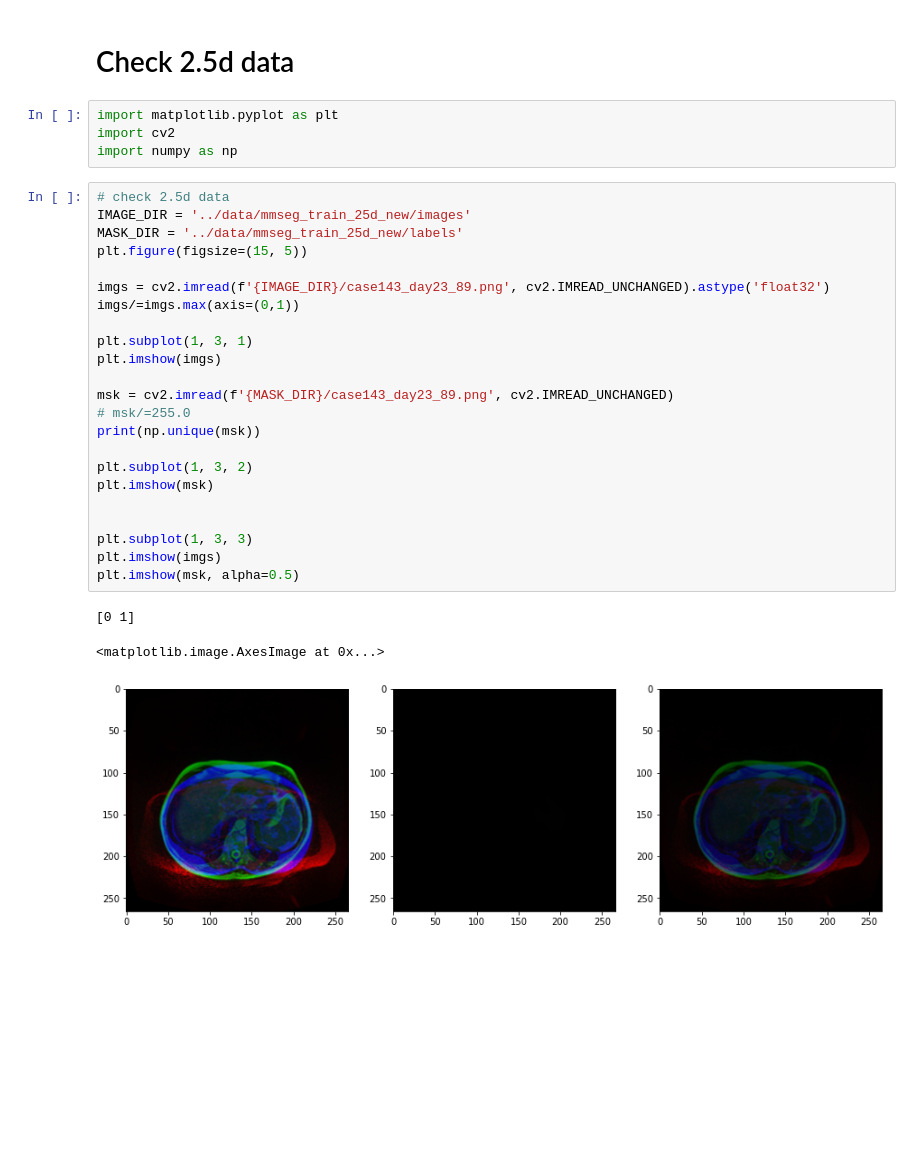
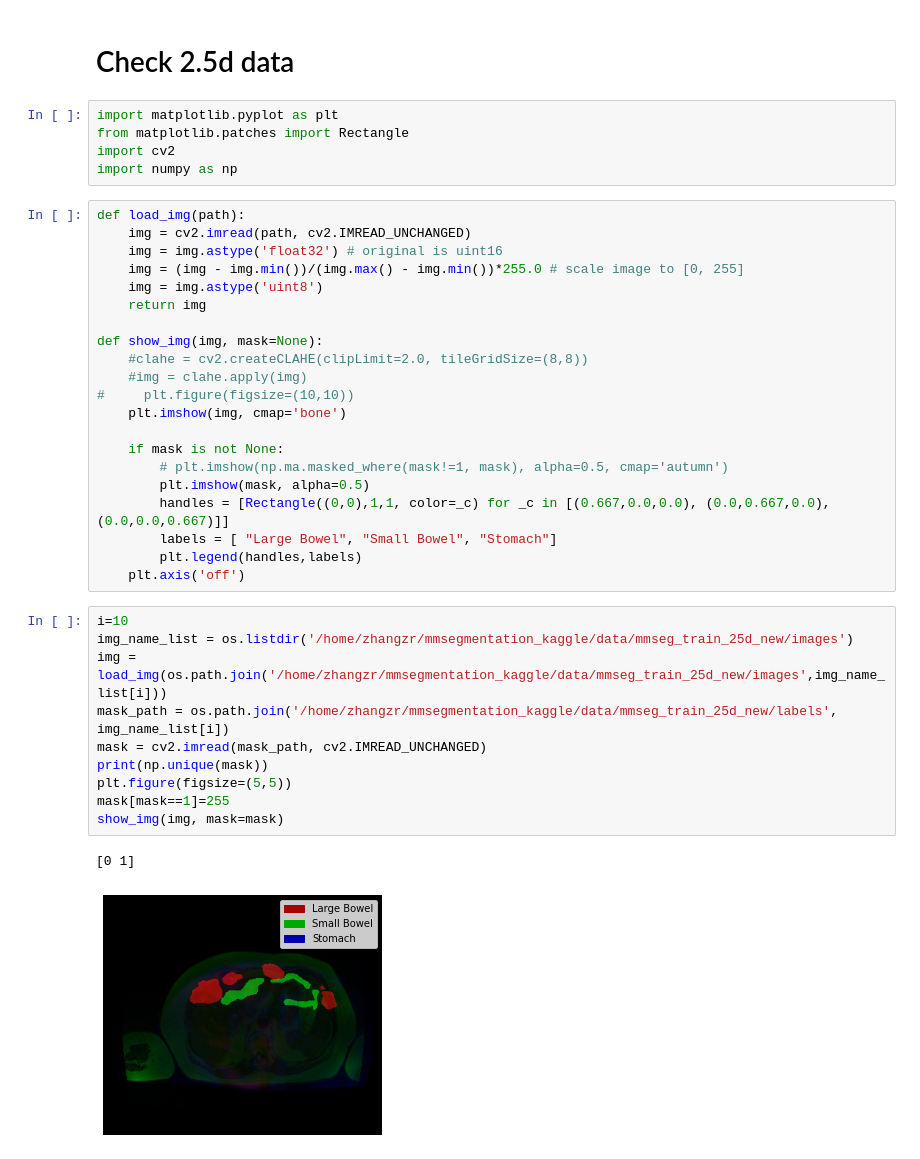
Before and after one commit to zezeze97/kaggle_segmentation, a Jupyter notebook: kaggle_segmentation/prepare_data.ipynb, the cells around one changed output. Cells and saved outputs as stored; diff of their text form; blank space fills up the shorter version.

```diff
--- a/kaggle_segmentation/prepare_data.ipynb
+++ b/kaggle_segmentation/prepare_data.ipynb
@@ -106,32 +104,40 @@ for fold, (train_idx, valid_idx) in enumerate(split):
 # Check 2.5d data
 # %%
 import matplotlib.pyplot as plt
+from matplotlib.patches import Rectangle
 import cv2
 import numpy as np
-# %%
-# check 2.5d data
-IMAGE_DIR = '../data/mmseg_train_25d_new/images'
-MASK_DIR = '../data/mmseg_train_25d_new/labels'
-plt.figure(figsize=(15, 5))
-
-imgs = cv2.imread(f'{IMAGE_DIR}/case143_day23_89.png', cv2.IMREAD_UNCHANGED).astype('float32')
-imgs/=imgs.max(axis=(0,1))
-
-plt.subplot(1, 3, 1)
-plt.imshow(imgs)
-
-msk = cv2.imread(f'{MASK_DIR}/case143_day23_89.png', cv2.IMREAD_UNCHANGED)
-# msk/=255.0
-print(np.unique(msk))
-
-plt.subplot(1, 3, 2)
-plt.imshow(msk)
-
-
-plt.subplot(1, 3, 3)
-plt.imshow(imgs)
-plt.imshow(msk, alpha=0.5)
-# %% [output]
-[0 1]
-<matplotlib.image.AxesImage at 0x...>
-[figure, removed]
+# %%
+def load_img(path):
+    img = cv2.imread(path, cv2.IMREAD_UNCHANGED)
+    img = img.astype('float32') # original is uint16
+    img = (img - img.min())/(img.max() - img.min())*255.0 # scale image to [0, 255]
+    img = img.astype('uint8')
+    return img
+
+def show_img(img, mask=None):
+    #clahe = cv2.createCLAHE(clipLimit=2.0, tileGridSize=(8,8))
+    #img = clahe.apply(img)
+#     plt.figure(figsize=(10,10))
+    plt.imshow(img, cmap='bone')
+
+    if mask is not None:
+        # plt.imshow(np.ma.masked_where(mask!=1, mask), alpha=0.5, cmap='autumn')
+        plt.imshow(mask, alpha=0.5)
+        handles = [Rectangle((0,0),1,1, color=_c) for _c in [(0.667,0.0,0.0), (0.0,0.667,0.0), (0.0,0.0,0.667)]]
+        labels = [ "Large Bowel", "Small Bowel", "Stomach"]
+        plt.legend(handles,labels)
+    plt.axis('off')
+# %%
+i=10
+img_name_list = os.listdir('/home/zhangzr/mmsegmentation_kaggle/data/mmseg_train_25d_new/images')
+img = load_img(os.path.join('/home/zhangzr/mmsegmentation_kaggle/data/mmseg_train_25d_new/images',img_name_list[i]))
+mask_path = os.path.join('/home/zhangzr/mmsegmentation_kaggle/data/mmseg_train_25d_new/labels', img_name_list[i])
+mask = cv2.imread(mask_path, cv2.IMREAD_UNCHANGED)
+print(np.unique(mask))
+plt.figure(figsize=(5,5))
+mask[mask==1]=255
+show_img(img, mask=mask)
+# %% [output]
+[0 1]
+[figure, added]
```
Also changed, not shown: parts of 1 cell of this notebook, 1 other file.
